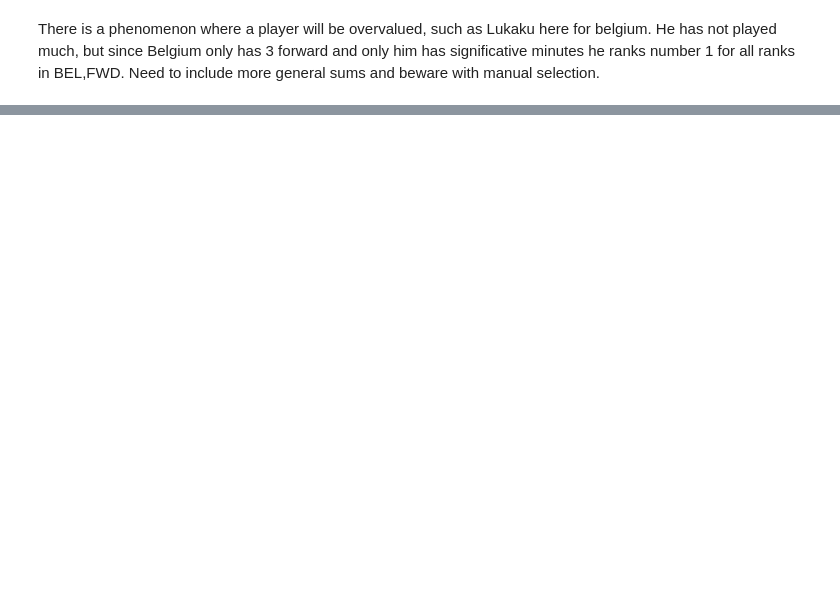
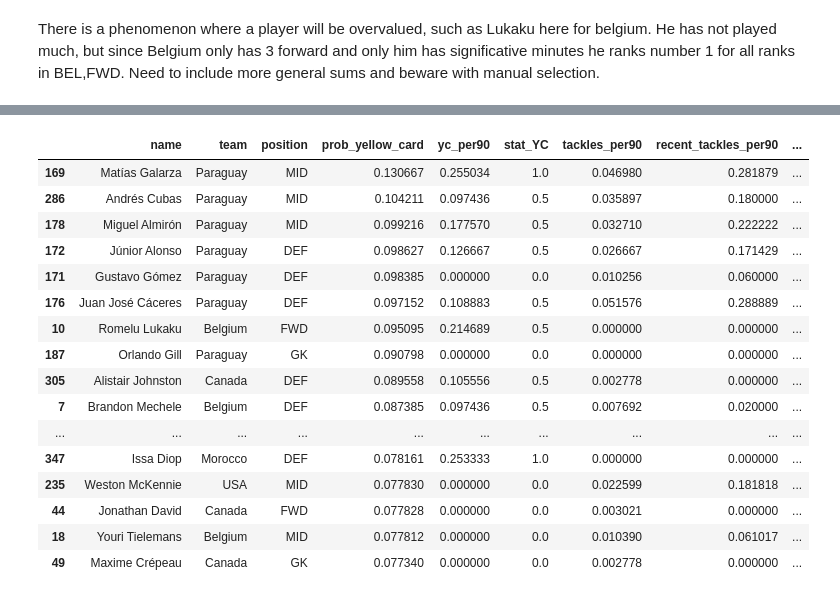
Before and after one commit to pedrosalgado22/Fantasy2026, a Jupyter notebook: algorithm.ipynb, the cells around one changed output, grey strips where cells are left out. Saved outputs shown, nothing was run; the diff lists cells and outputs as text; code cells hidden in the pictures; blank space fills up the shorter version.

```diff
--- a/algorithm.ipynb
+++ b/algorithm.ipynb
@@ -438,0 +437,12 @@ df[cols].sort_values("prob_scores", ascending=False).head(30)
+# %%
+prob_assists = (
+    0.05 * df["chance_created_per90"]
+  + 0.20 * df["stat_CC"]
+  + 0.05 * df["recent_cc_per90"]
+  + 0.15 * df["team_score_2_prob"]
+  + 0.15 * df["recent_assists_last3"]
+  + 0.15 * df["price"]
+  + 0.10 * df["stat_AS"]
+)
+
+df["expected_assists"] = prob_assists * df["prob_plays_60min"]
@@ -511,0 +503,34 @@ SyntaxError: invalid syntax (4153922918.py, line 68)
+# %%
+cols = [
+    "name",
+    "team",
+    "position",
+    "prob_yellow_card",
+    "yc_per90",
+    "stat_YC",
+    "tackles_per90",
+    "recent_tackles_per90",
+    "opp_over_05_prob",
+    "prob_plays_60min",
+    "rc_per90",
+]
+
+df[cols].sort_values("prob_yellow_card", ascending=False).head(30)
+# %% [output]
+|  | name | team | position | prob_yellow_card | yc_per90 | stat_YC | tackles_per90 | recent_tackles_per90 | ... |
+| 169 | Matías Galarza | Paraguay | MID | 0.130667 | 0.255034 | 1.0 | 0.046980 | 0.281879 | ... |
+| 286 | Andrés Cubas | Paraguay | MID | 0.104211 | 0.097436 | 0.5 | 0.035897 | 0.180000 | ... |
+| 178 | Miguel Almirón | Paraguay | MID | 0.099216 | 0.177570 | 0.5 | 0.032710 | 0.222222 | ... |
+| 172 | Júnior Alonso | Paraguay | DEF | 0.098627 | 0.126667 | 0.5 | 0.026667 | 0.171429 | ... |
+| 171 | Gustavo Gómez | Paraguay | DEF | 0.098385 | 0.000000 | 0.0 | 0.010256 | 0.060000 | ... |
+| 176 | Juan José Cáceres | Paraguay | DEF | 0.097152 | 0.108883 | 0.5 | 0.051576 | 0.288889 | ... |
+| 10 | Romelu Lukaku | Belgium | FWD | 0.095095 | 0.214689 | 0.5 | 0.000000 | 0.000000 | ... |
+| 187 | Orlando Gill | Paraguay | GK | 0.090798 | 0.000000 | 0.0 | 0.000000 | 0.000000 | ... |
+| 305 | Alistair Johnston | Canada | DEF | 0.089558 | 0.105556 | 0.5 | 0.002778 | 0.000000 | ... |
+| 7 | Brandon Mechele | Belgium | DEF | 0.087385 | 0.097436 | 0.5 | 0.007692 | 0.020000 | ... |
+| ... | ... | ... | ... | ... | ... | ... | ... | ... | ... |
+| 347 | Issa Diop | Morocco | DEF | 0.078161 | 0.253333 | 1.0 | 0.000000 | 0.000000 | ... |
+| 235 | Weston McKennie | USA | MID | 0.077830 | 0.000000 | 0.0 | 0.022599 | 0.181818 | ... |
+| 44 | Jonathan David | Canada | FWD | 0.077828 | 0.000000 | 0.0 | 0.003021 | 0.000000 | ... |
+| 18 | Youri Tielemans | Belgium | MID | 0.077812 | 0.000000 | 0.0 | 0.010390 | 0.061017 | ... |
+| 49 | Maxime Crépeau | Canada | GK | 0.077340 | 0.000000 | 0.0 | 0.002778 | 0.000000 | ... |
```
Also changed, not shown: parts of 32 cells of this notebook, 8 other files.
